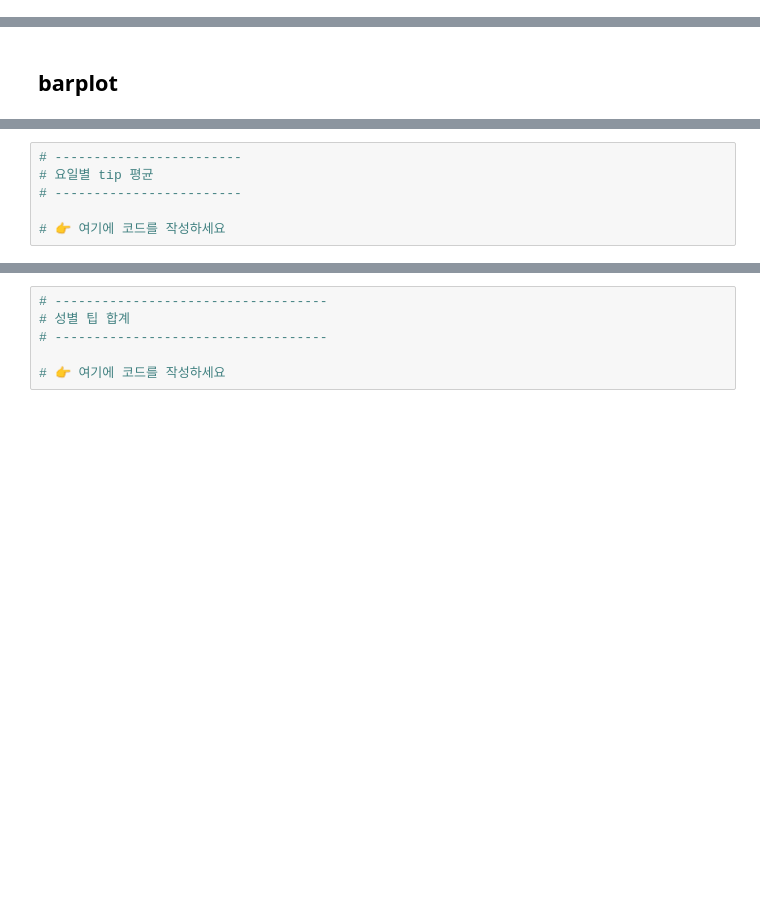
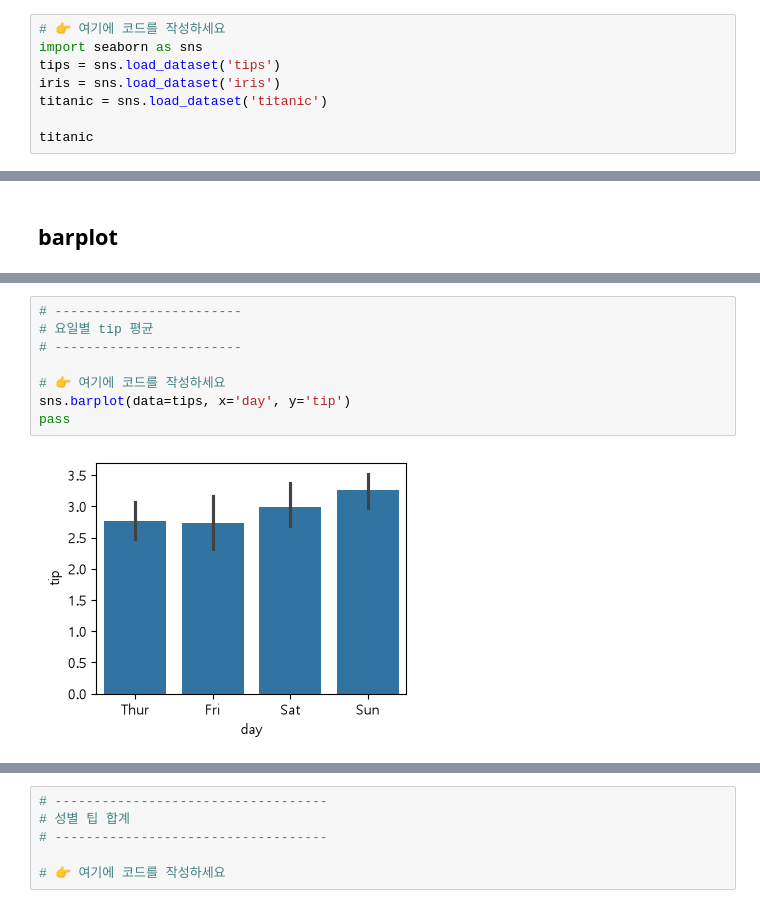
Before and after one commit to middle5/python20261111, a Jupyter notebook: 8_시각화/06_seaborn_시각화_실습.ipynb, the cells around one changed output, grey strips where cells are left out. Cells and saved outputs as stored; diff of their text form; blank space fills up the shorter version.

```diff
--- a/8_시각화/06_seaborn_시각화_실습.ipynb
+++ b/8_시각화/06_seaborn_시각화_실습.ipynb
@@ -36,0 +37,8 @@ plt.rc('figure', figsize=(4,3))
+# %%
+# 👉 여기에 코드를 작성하세요
+import seaborn as sns
+tips = sns.load_dataset('tips')
+iris = sns.load_dataset('iris')
+titanic = sns.load_dataset('titanic')
+
+titanic
@@ -52,9 +91,13 @@ plt.rc('figure', figsize=(4,3))
 # %%
 # ------------------------
 # 요일별 tip 평균
 # ------------------------
 
 # 👉 여기에 코드를 작성하세요
+sns.barplot(data=tips, x='day', y='tip')
+pass
+# %% [output]
+[figure, added]
 # %%
 # ------------------------
 # 요일별 tip 합계
```
Also changed, not shown: parts of 21 cells of this notebook, 13 other files.
